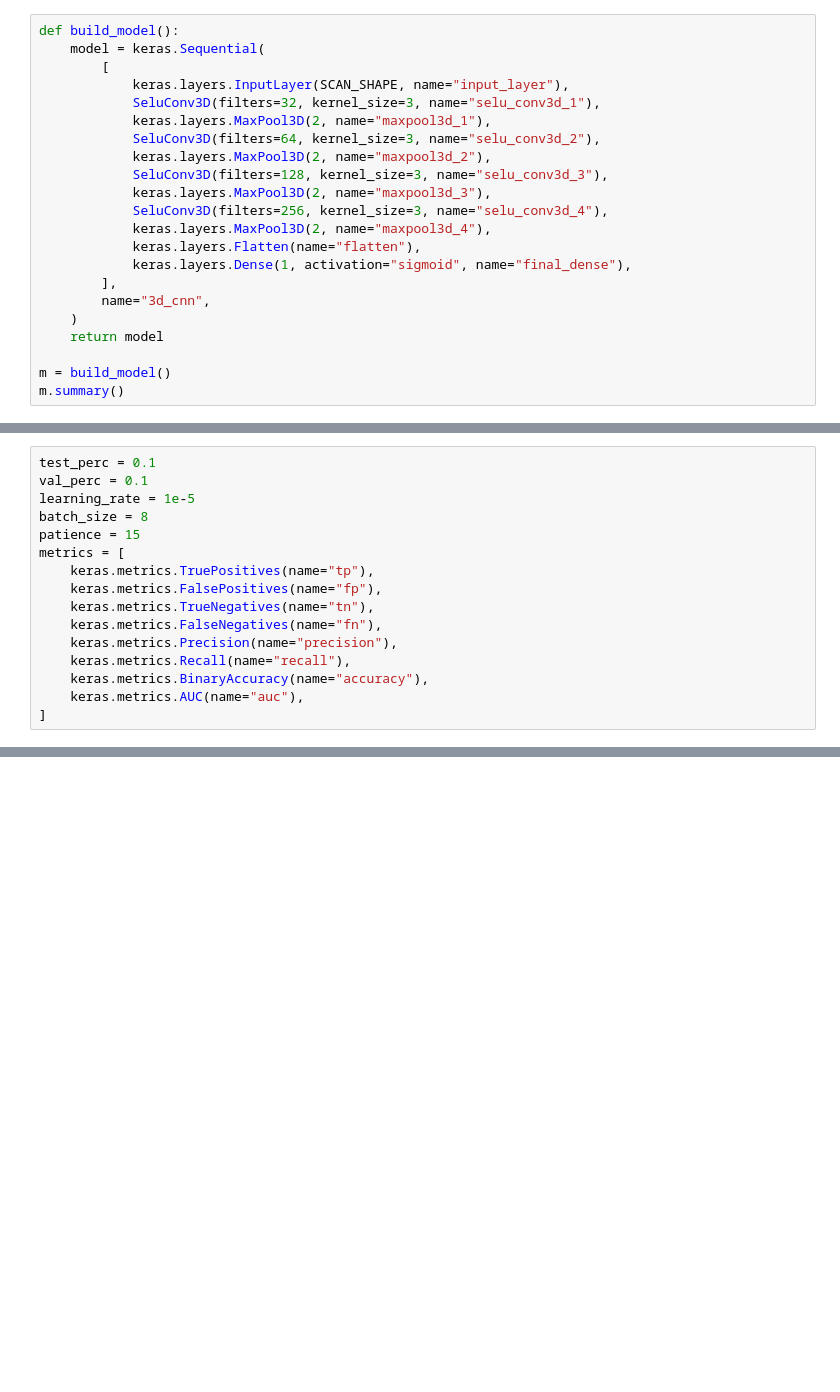
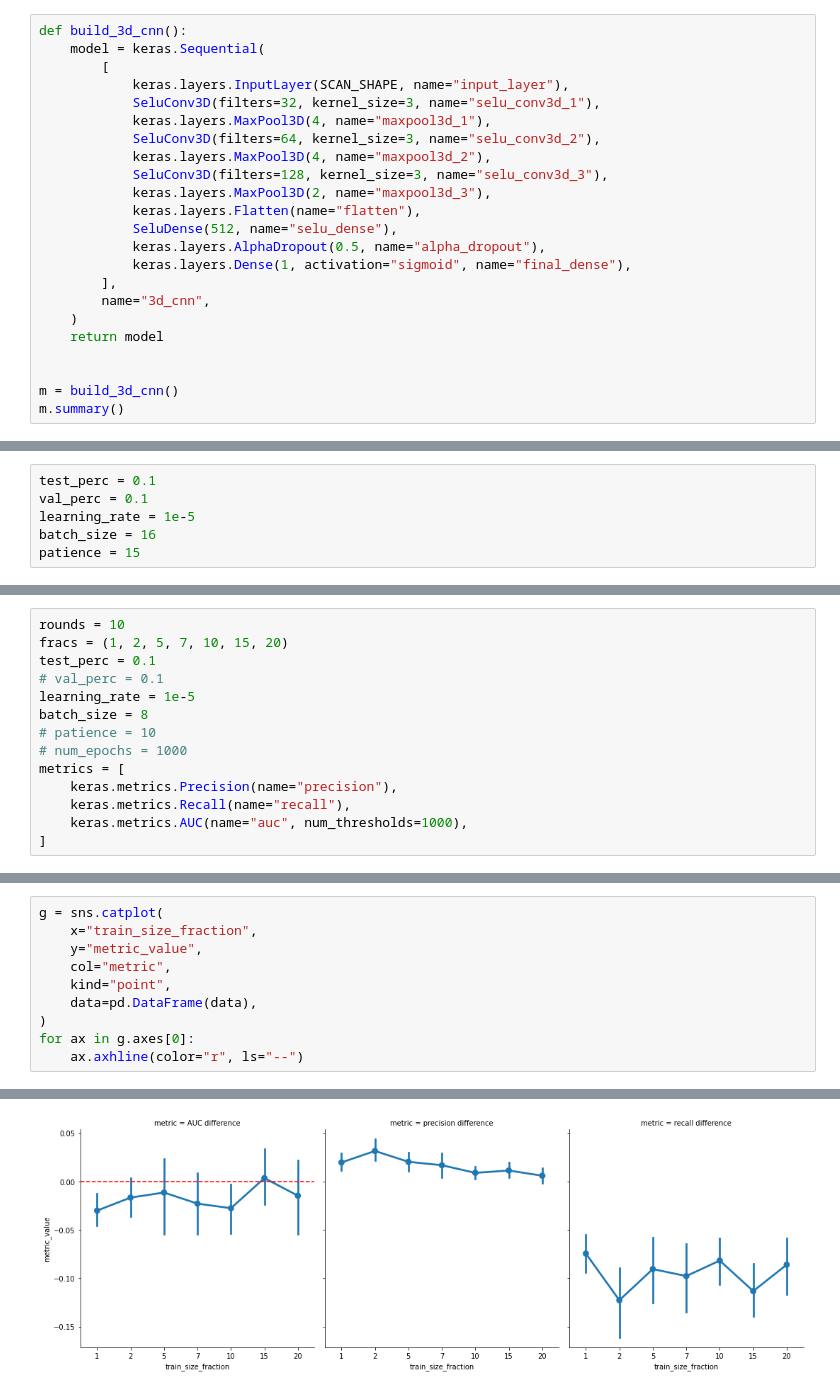
Before and after one commit to ceccoemi/ct-scan-ml, a Jupyter notebook: covid.ipynb, the cells around one changed output, grey strips where cells are left out. Cells and saved outputs as stored; diff of their text form; blank space fills up the shorter version.

```diff
--- a/covid.ipynb
+++ b/covid.ipynb
@@ -45,22 +147,23 @@ dataset
 # %%
-def build_model():
+def build_3d_cnn():
     model = keras.Sequential(
         [
             keras.layers.InputLayer(SCAN_SHAPE, name="input_layer"),
             SeluConv3D(filters=32, kernel_size=3, name="selu_conv3d_1"),
-            keras.layers.MaxPool3D(2, name="maxpool3d_1"),
+            keras.layers.MaxPool3D(4, name="maxpool3d_1"),
             SeluConv3D(filters=64, kernel_size=3, name="selu_conv3d_2"),
-            keras.layers.MaxPool3D(2, name="maxpool3d_2"),
+            keras.layers.MaxPool3D(4, name="maxpool3d_2"),
             SeluConv3D(filters=128, kernel_size=3, name="selu_conv3d_3"),
             keras.layers.MaxPool3D(2, name="maxpool3d_3"),
-            SeluConv3D(filters=256, kernel_size=3, name="selu_conv3d_4"),
-            keras.layers.MaxPool3D(2, name="maxpool3d_4"),
             keras.layers.Flatten(name="flatten"),
+            SeluDense(512, name="selu_dense"),
+            keras.layers.AlphaDropout(0.5, name="alpha_dropout"),
             keras.layers.Dense(1, activation="sigmoid", name="final_dense"),
         ],
         name="3d_cnn",
     )
     return model
 
-m = build_model()
+
+m = build_3d_cnn()
 m.summary()
@@ -66,0 +221,6 @@ m.summary()
+# %%
+test_perc = 0.1
+val_perc = 0.1
+learning_rate = 1e-5
+batch_size = 16
+patience = 15
@@ -67,16 +275,14 @@ m.summary()
 # %%
+rounds = 10
+fracs = (1, 2, 5, 7, 10, 15, 20)
 test_perc = 0.1
-val_perc = 0.1
+# val_perc = 0.1
 learning_rate = 1e-5
 batch_size = 8
-patience = 15
+# patience = 10
+# num_epochs = 1000
 metrics = [
-    keras.metrics.TruePositives(name="tp"),
-    keras.metrics.FalsePositives(name="fp"),
-    keras.metrics.TrueNegatives(name="tn"),
-    keras.metrics.FalseNegatives(name="fn"),
     keras.metrics.Precision(name="precision"),
     keras.metrics.Recall(name="recall"),
-    keras.metrics.BinaryAccuracy(name="accuracy"),
-    keras.metrics.AUC(name="auc"),
+    keras.metrics.AUC(name="auc", num_thresholds=1000),
 ]
@@ -213,0 +406,11 @@ auc: 0.6966826319694519
+# %%
+g = sns.catplot(
+    x="train_size_fraction",
+    y="metric_value",
+    col="metric",
+    kind="point",
+    data=pd.DataFrame(data),
+)
+for ax in g.axes[0]:
+    ax.axhline(color="r", ls="--")
+# %% [output]
@@ -213,0 +418 @@ auc: 0.6966826319694519
+[figure, added]
```
Also changed, not shown: parts of 28 cells of this notebook, 13 other files.
